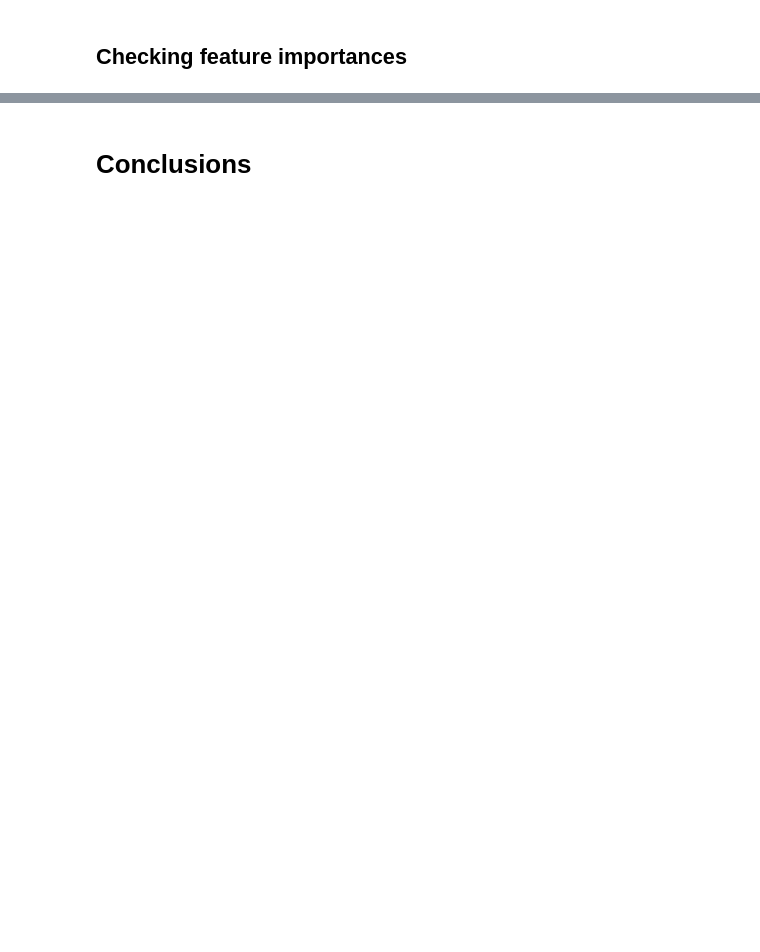
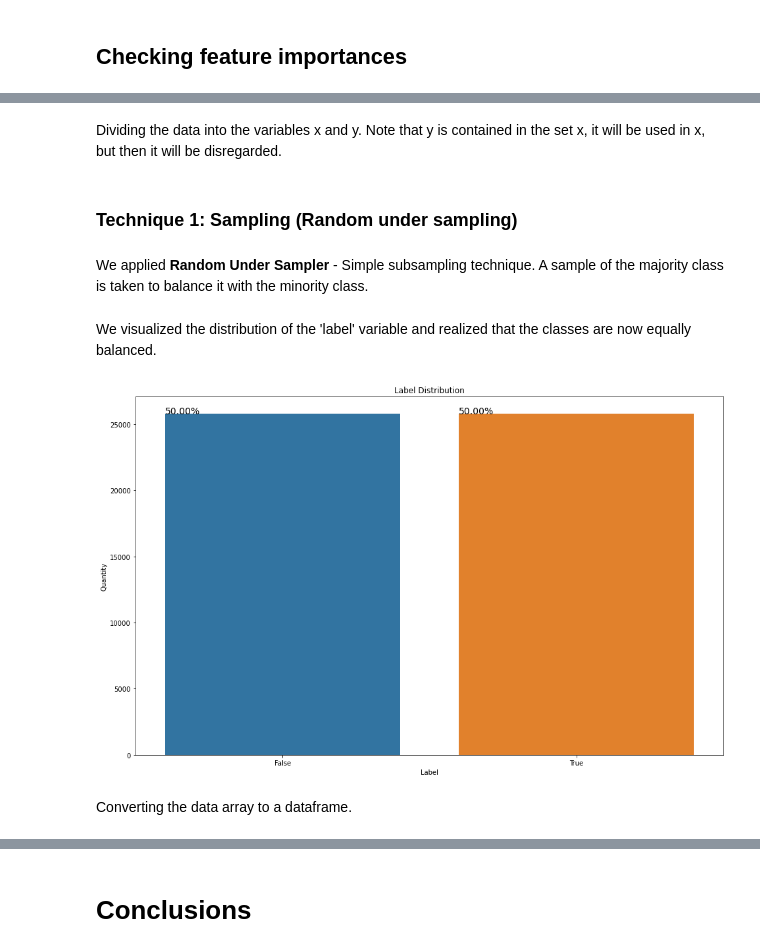
Before and after one commit to danielamdch/bpi_challenge_2017, a Jupyter notebook: bpi-challenge-2017-temp.ipynb, the cells around one changed output, grey strips where cells are left out. Saved outputs shown, nothing was run; the diff lists cells and outputs as text; code cells hidden in the pictures; blank space fills up the shorter version.

```diff
--- a/bpi-challenge-2017-temp.ipynb
+++ b/bpi-challenge-2017-temp.ipynb
@@ -816,0 +876,28 @@ plt.show()
+# %% [markdown]
+Dividing the data into the variables x and y. Note that y is contained in the set x, it will be used in x, but then it will be disregarded.
+# %%
+y = x_train_test.label
+x = x_train_test
+# %% [markdown]
+### **Technique 1: Sampling (Random under sampling)**
+# %% [markdown]
+We applied **Random Under Sampler** - Simple subsampling technique. A sample of the majority class is taken to balance it with the minority class.
+# %%
+rus = RandomUnderSampler(random_state=0)
+x_rus, y_rus = rus.fit_sample(x, y)
+# %% [markdown]
+We visualized the distribution of the 'label' variable and realized that the classes are now equally balanced.
+# %%
+y_rus_index, y_rus_counts = np.unique(y_rus, return_counts=True)
+plt.figure(figsize=[16,10])
+ax = sns.barplot(x=y_rus_index, y=y_rus_counts, orient='v')
+for p in ax.patches:
+    (ax.annotate('{:.2f}%'.format(p.get_height()/len(y_rus)*100),
+                 (p.get_x(), p.get_height()+1), fontsize=14))
+ax.set(xlabel="Label", ylabel = "Quantity")
+ax.set_title("Label Distribution")
+plt.show()
+# %% [output]
+[figure, added]
+# %% [markdown]
+Converting the data array to a dataframe.
```
Also changed, not shown: parts of 163 cells of this notebook.
